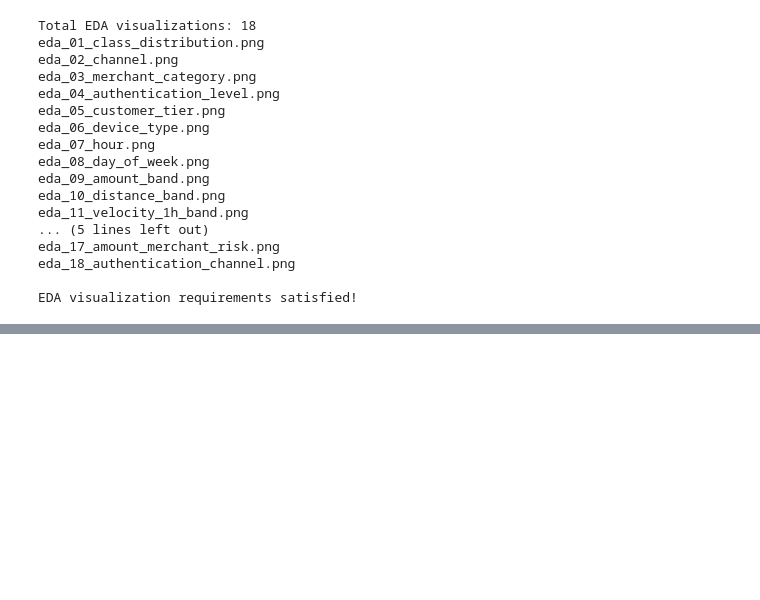
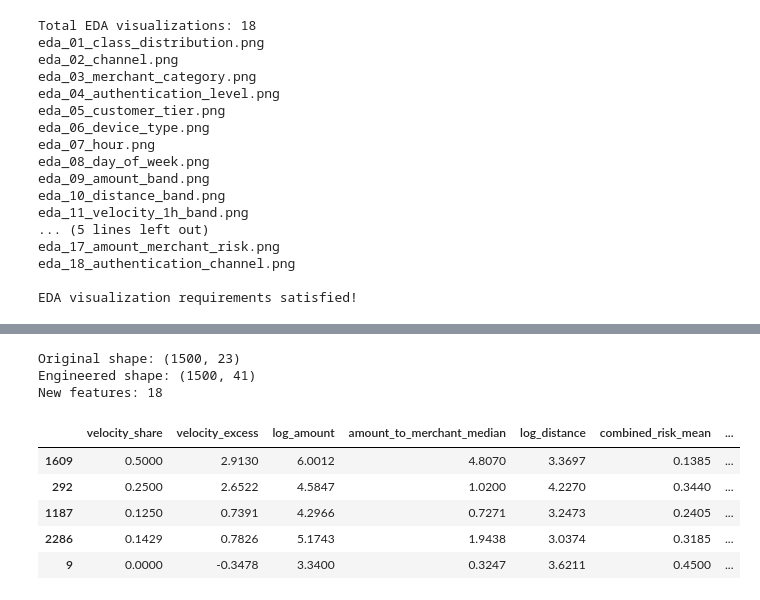
Before and after one commit to Charith-01/fraud-risk-intelligence-engine, a Jupyter notebook: 01_fraud_risk_analysis.ipynb, the cells around one changed output, grey strips where cells are left out. Cells and saved outputs as stored; diff of their text form; code cells hidden in the pictures; blank space fills up the shorter version.

```diff
--- a/01_fraud_risk_analysis.ipynb
+++ b/01_fraud_risk_analysis.ipynb
@@ -1733,0 +1746,40 @@ EDA visualization requirements satisfied!
+# %%
+from src.feature_engineering import (
+    FraudFeatureEngineer,
+    ENGINEERED_FEATURES
+)
+
+feature_engineer = FraudFeatureEngineer()
+
+# Fit only on training predictors
+X_train_engineered = feature_engineer.fit_transform(
+    X_train
+)
+
+print("Original shape:", X_train.shape)
+
+print(
+    "Engineered shape:",
+    X_train_engineered.shape
+)
+
+print(
+    "New features:",
+    len(ENGINEERED_FEATURES)
+)
+
+display(
+    X_train_engineered[
+        ENGINEERED_FEATURES
+    ].head()
+)
+# %% [output]
+Original shape: (1500, 23)
+Engineered shape: (1500, 41)
+New features: 18
+|  | velocity_share | velocity_excess | log_amount | amount_to_merchant_median | log_distance | combined_risk_mean | ... |
+| 1609 | 0.5000 | 2.9130 | 6.0012 | 4.8070 | 3.3697 | 0.1385 | ... |
+| 292 | 0.2500 | 2.6522 | 4.5847 | 1.0200 | 4.2270 | 0.3440 | ... |
+| 1187 | 0.1250 | 0.7391 | 4.2966 | 0.7271 | 3.2473 | 0.2405 | ... |
+| 2286 | 0.1429 | 0.7826 | 5.1743 | 1.9438 | 3.0374 | 0.3185 | ... |
+| 9 | 0.0000 | -0.3478 | 3.3400 | 0.3247 | 3.6211 | 0.4500 | ... |
```
Also changed, not shown: parts of 10 cells of this notebook, 3 other files.
